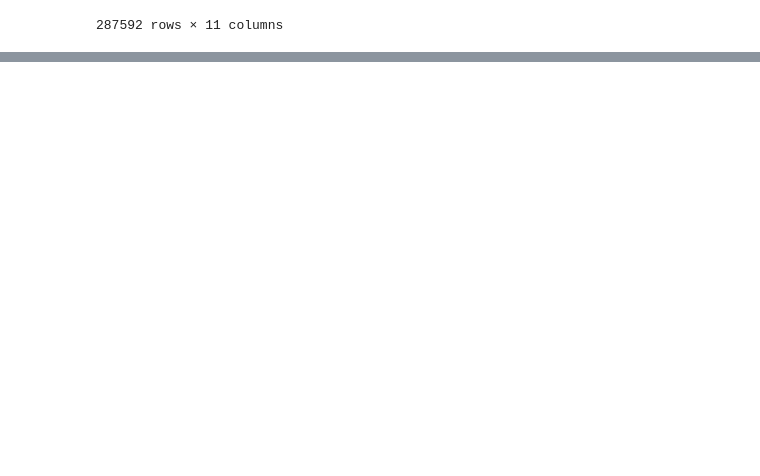
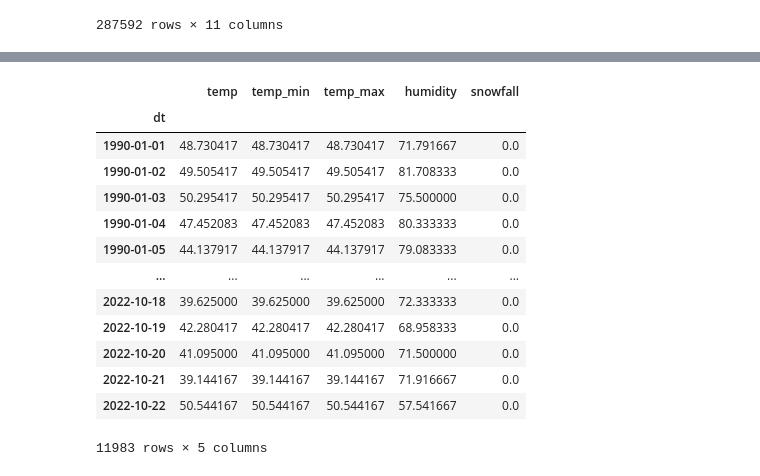
Before and after one commit to caedturner/Snow_data_analysis, a Jupyter notebook: Craigieburn_Valley_Ski.ipynb, the cells around one changed output, grey strips where cells are left out. Saved outputs shown, nothing was run; the diff lists cells and outputs as text; code cells hidden in the pictures; blank space fills up the shorter version.

```diff
--- a/Craigieburn_Valley_Ski.ipynb
+++ b/Craigieburn_Valley_Ski.ipynb
@@ -46,0 +77,17 @@ Craigieburn_Valley_df
+# %%
+finished_df
+# %% [output]
+|  | temp | temp_min | temp_max | humidity | snowfall |
+| dt |  |  |  |  |  |
+| 1990-01-01 | 48.730417 | 48.730417 | 48.730417 | 71.791667 | 0.0 |
+| 1990-01-02 | 49.505417 | 49.505417 | 49.505417 | 81.708333 | 0.0 |
+| 1990-01-03 | 50.295417 | 50.295417 | 50.295417 | 75.500000 | 0.0 |
+| 1990-01-04 | 47.452083 | 47.452083 | 47.452083 | 80.333333 | 0.0 |
+| 1990-01-05 | 44.137917 | 44.137917 | 44.137917 | 79.083333 | 0.0 |
+| ... | ... | ... | ... | ... | ... |
+| 2022-10-18 | 39.625000 | 39.625000 | 39.625000 | 72.333333 | 0.0 |
+| 2022-10-19 | 42.280417 | 42.280417 | 42.280417 | 68.958333 | 0.0 |
+| 2022-10-20 | 41.095000 | 41.095000 | 41.095000 | 71.500000 | 0.0 |
+| 2022-10-21 | 39.144167 | 39.144167 | 39.144167 | 71.916667 | 0.0 |
+| 2022-10-22 | 50.544167 | 50.544167 | 50.544167 | 57.541667 | 0.0 |
+11983 rows × 5 columns
```
Also changed, not shown: parts of 11 cells of this notebook.
